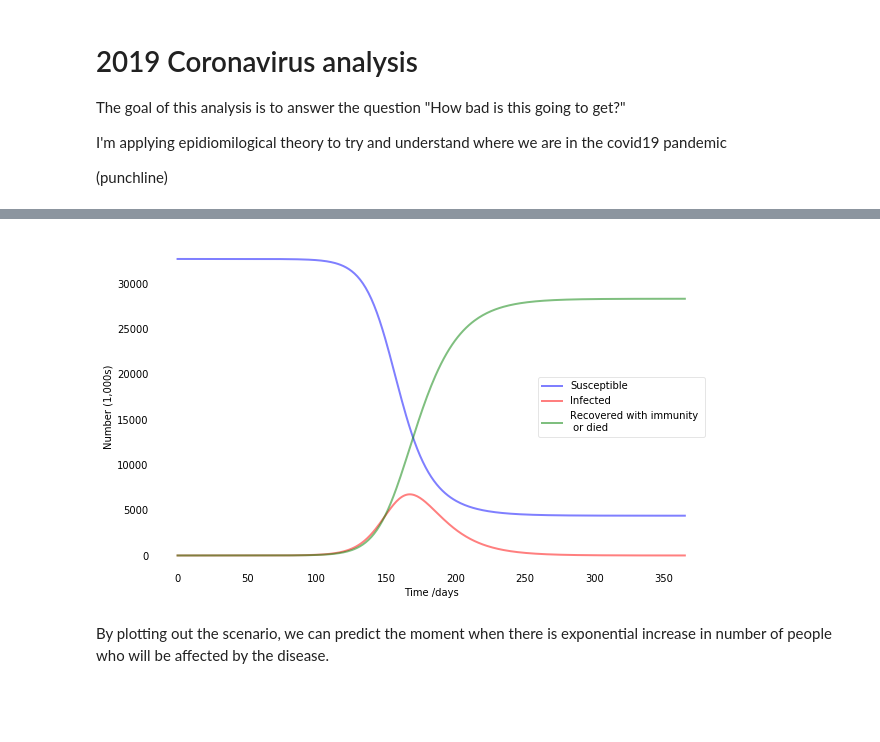
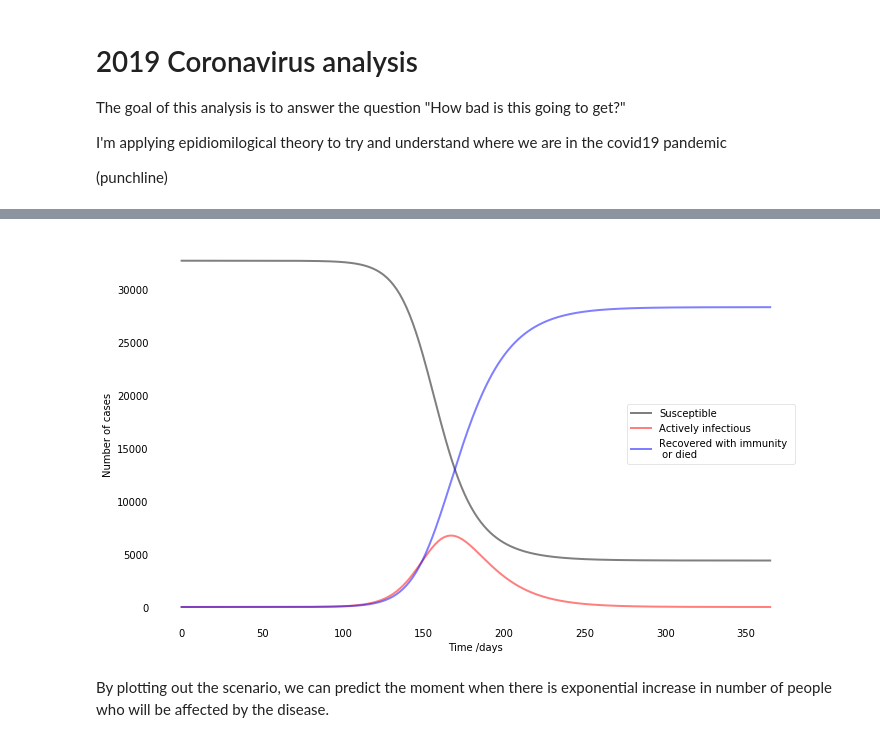
Before and after one commit to ericphamhung/covid-19, a Jupyter notebook: Main-ncov.ipynb, the cells around one changed output, grey strips where cells are left out. Cells and saved outputs as stored; diff of their text form; code cells hidden in the pictures; blank space fills up the shorter version.

```diff
--- a/Main-ncov.ipynb
+++ b/Main-ncov.ipynb
@@ -75,39 +76,42 @@ t = np.linspace(0,days,days)
 # differential equations with SIR model
 def deriv(y, t, N, beta, gamma):
     S, I, R, = y
     dSdt = -beta*S*I / N
     dIdt = (beta*S*I/N) - gamma*I
     dRdt = gamma*I
     return dSdt, dIdt, dRdt
 
 # create initial conditions vector
 y0 = S0, I0, R0
 
 # integration SIR equation over time space
 ret = odeint(deriv, y0, t, args=(N,beta,gamma))
 S, I, R = ret.T
 
 
 # Plot the data on three separate curves for S(t), I(t) and R(t)
 
 fig = plt.figure(facecolor='w',figsize=(10, 6))
 ax = fig.add_subplot(111, axisbelow=True)
-ax.plot(t, S/1000, 'b', alpha=0.5, lw=2, label='Susceptible')
-ax.plot(t, I/1000, 'r', alpha=0.5, lw=2, label='Infected')
-ax.plot(t, R/1000, 'g', alpha=0.5, lw=2, label='Recovered with immunity \n or died')
+ax.plot(t, S/1000, 'k', alpha=0.5, lw=2, label='Susceptible')
+ax.plot(t, I/1000, 'r', alpha=0.5, lw=2, label='Actively infectious')
+ax.plot(t, R/1000, 'b', alpha=0.5, lw=2, label='Recovered with immunity \n or died')
 ax.set_xlabel('Time /days')
-ax.set_ylabel('Number (1,000s)')
+ax.set_ylabel('Number of cases')
 # ax.set_ylim(0,1.2)
 ax.yaxis.set_tick_params(length=0)
 ax.xaxis.set_tick_params(length=0)
 ax.grid(b=True, which='major', c='w', lw=2, ls='-')
 legend = ax.legend()
 legend.get_frame().set_alpha(0.5)
 for spine in ('top', 'right', 'bottom', 'left'):
     ax.spines[spine].set_visible(False)
-plt.show()
+plt.tight_layout()
+
+plt.savefig('./figures/figure1.png', dpi=300)
+# plt.show()
 # %% [output]
-[figure, old version]
+[figure, new version]
 # %% [markdown]
 By plotting out the scenario, we can predict the moment when there is exponential increase in number of people who will be affected by the disease.
 # %%
```
Also changed, not shown: parts of 10 cells of this notebook, 28 other files.
